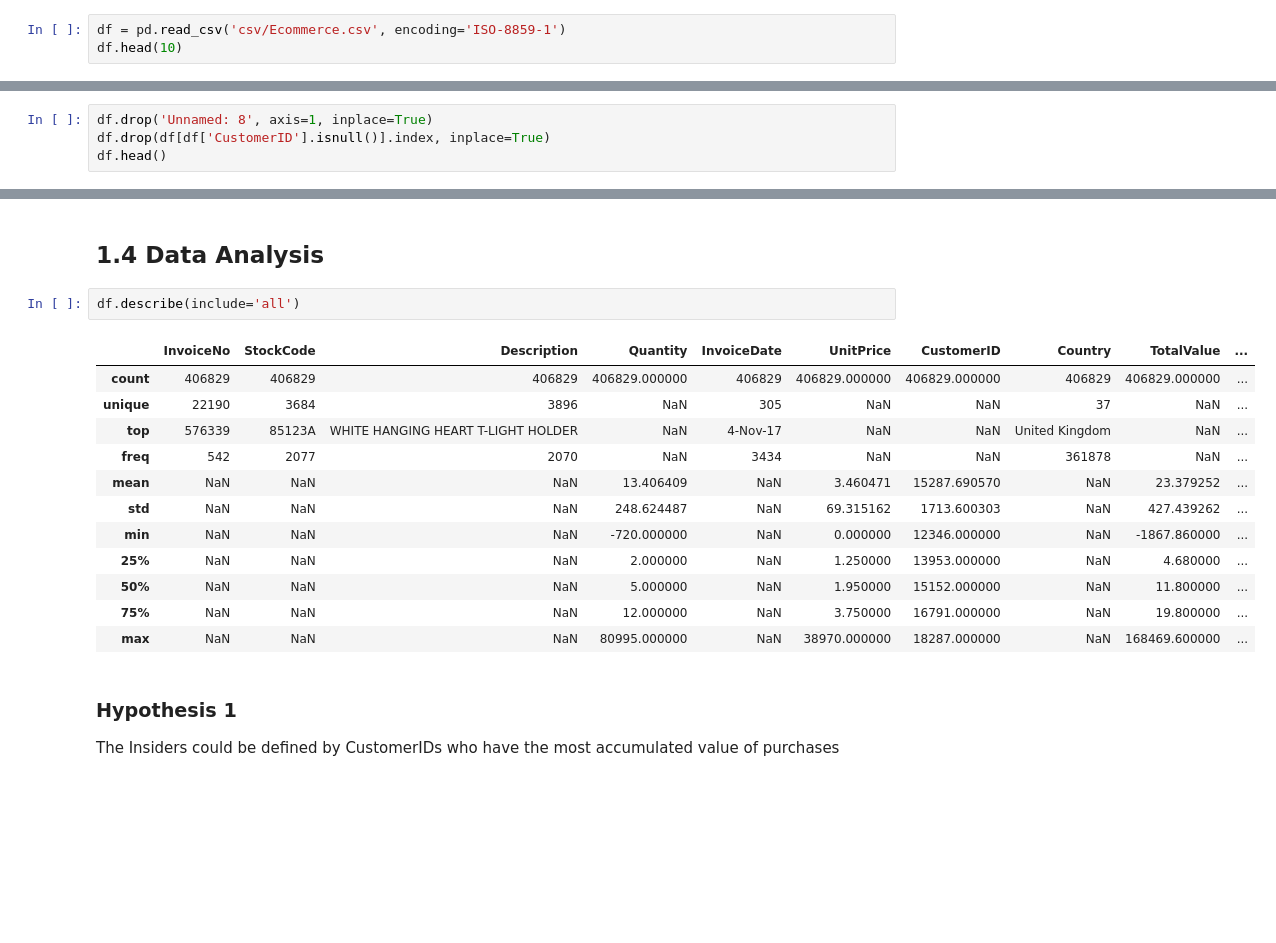
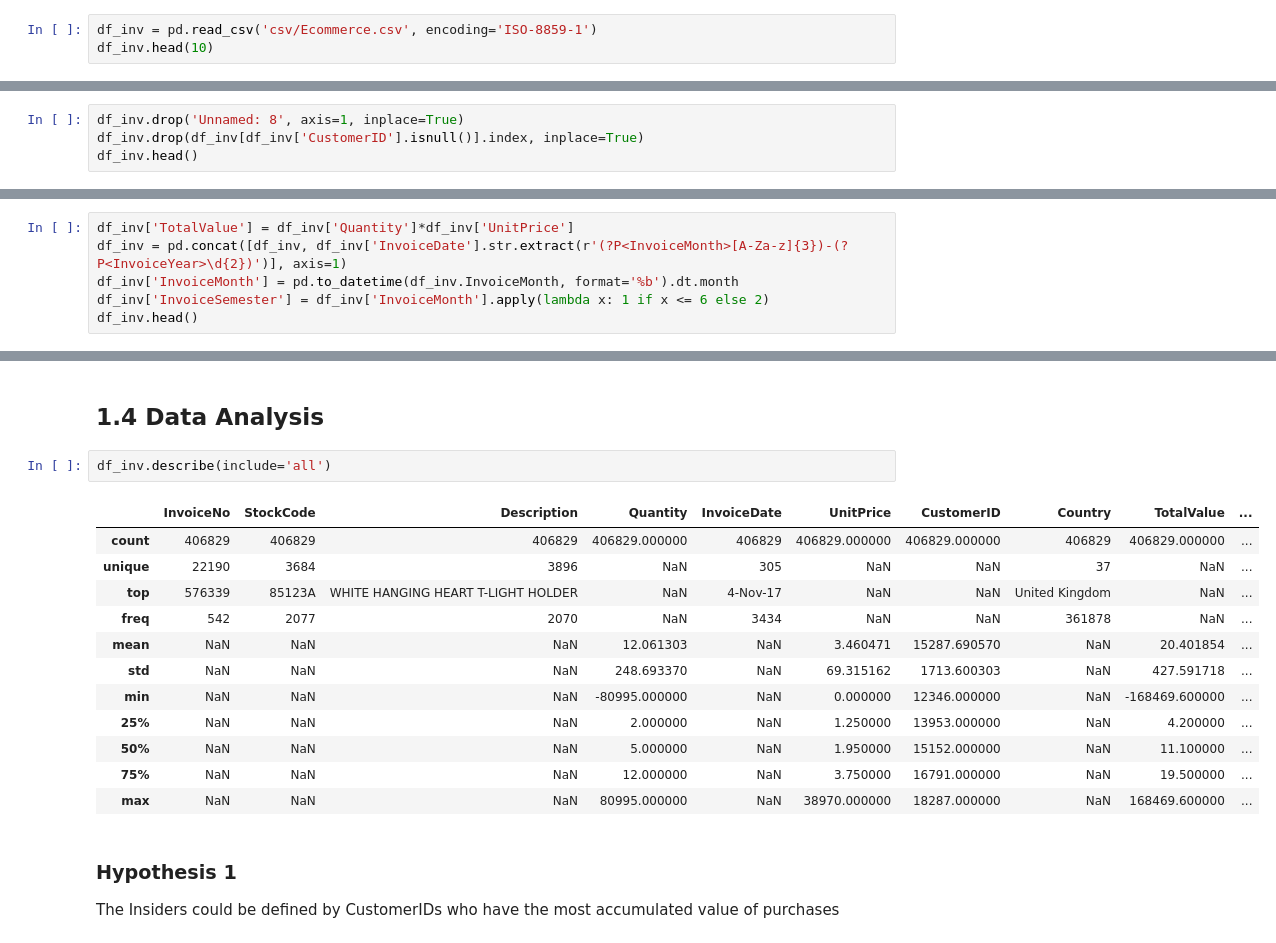
Before and after one commit to henriqueumeda/High-Value-Customers-Identification, a Jupyter notebook: Untitled.ipynb, the cells around one changed output, grey strips where cells are left out. Drawn from its saved outputs; the diff is of its cells as text; blank space fills up the shorter version.

```diff
--- a/Untitled.ipynb
+++ b/Untitled.ipynb
@@ -73,6 +77,6 @@ import numpy as np
 # %%
-df = pd.read_csv('csv/Ecommerce.csv', encoding='ISO-8859-1')
-df.head(10)
+df_inv = pd.read_csv('csv/Ecommerce.csv', encoding='ISO-8859-1')
+df_inv.head(10)
 # %% [output]
 |  | InvoiceNo | StockCode | Description | Quantity | InvoiceDate | UnitPrice | CustomerID | Country | Unnamed: 8 |
 | 0 | 536365 | 85123A | WHITE HANGING HEART T-LIGHT HOLDER | 6 | 29-Nov-16 | 2.55 | 17850.0 | United Kingdom | NaN |
@@ -159,9 +157,9 @@ dtype: int64
 * We can drop the Unnamed: 8 column, since it doesn't have any value
 * We can ignore the missing values from the column Description, because the column StockCode is a reference to the same product and doesn't have any missing values
 # %%
-df.drop('Unnamed: 8', axis=1, inplace=True)
-df.drop(df[df['CustomerID'].isnull()].index, inplace=True)
-df.head()
+df_inv.drop('Unnamed: 8', axis=1, inplace=True)
+df_inv.drop(df_inv[df_inv['CustomerID'].isnull()].index, inplace=True)
+df_inv.head()
 # %% [output]
 |  | InvoiceNo | StockCode | Description | Quantity | InvoiceDate | UnitPrice | CustomerID | Country |
 | 0 | 536365 | 85123A | WHITE HANGING HEART T-LIGHT HOLDER | 6 | 29-Nov-16 | 2.55 | 17850.0 | United Kingdom |
@@ -191,0 +197,6 @@ As we can see, all the missing values from the column Description were removed w
+# %%
+df_inv['TotalValue'] = df_inv['Quantity']*df_inv['UnitPrice']
+df_inv = pd.concat([df_inv, df_inv['InvoiceDate'].str.extract(r'(?P<InvoiceMonth>[A-Za-z]{3})-(?P<InvoiceYear>\d{2})')], axis=1)
+df_inv['InvoiceMonth'] = pd.to_datetime(df_inv.InvoiceMonth, format='%b').dt.month
+df_inv['InvoiceSemester'] = df_inv['InvoiceMonth'].apply(lambda x: 1 if x <= 6 else 2)
+df_inv.head()
@@ -278,19 +345,19 @@ df.head()
 # %% [markdown]
 ## 1.4 Data Analysis <a class='anchor' id='1.4'></a>
 # %%
-df.describe(include='all')
+df_inv.describe(include='all')
 # %% [output]
 |  | InvoiceNo | StockCode | Description | Quantity | InvoiceDate | UnitPrice | CustomerID | Country | TotalValue | ... |
 | count | 406829 | 406829 | 406829 | 406829.000000 | 406829 | 406829.000000 | 406829.000000 | 406829 | 406829.000000 | ... |
 | unique | 22190 | 3684 | 3896 | NaN | 305 | NaN | NaN | 37 | NaN | ... |
 | top | 576339 | 85123A | WHITE HANGING HEART T-LIGHT HOLDER | NaN | 4-Nov-17 | NaN | NaN | United Kingdom | NaN | ... |
 | freq | 542 | 2077 | 2070 | NaN | 3434 | NaN | NaN | 361878 | NaN | ... |
-| mean | NaN | NaN | NaN | 13.406409 | NaN | 3.460471 | 15287.690570 | NaN | 23.379252 | ... |
-| std | NaN | NaN | NaN | 248.624487 | NaN | 69.315162 | 1713.600303 | NaN | 427.439262 | ... |
-| min | NaN | NaN | NaN | -720.000000 | NaN | 0.000000 | 12346.000000 | NaN | -1867.860000 | ... |
-| 25% | NaN | NaN | NaN | 2.000000 | NaN | 1.250000 | 13953.000000 | NaN | 4.680000 | ... |
-| 50% | NaN | NaN | NaN | 5.000000 | NaN | 1.950000 | 15152.000000 | NaN | 11.800000 | ... |
-| 75% | NaN | NaN | NaN | 12.000000 | NaN | 3.750000 | 16791.000000 | NaN | 19.800000 | ... |
+| mean | NaN | NaN | NaN | 12.061303 | NaN | 3.460471 | 15287.690570 | NaN | 20.401854 | ... |
+| std | NaN | NaN | NaN | 248.693370 | NaN | 69.315162 | 1713.600303 | NaN | 427.591718 | ... |
+| min | NaN | NaN | NaN | -80995.000000 | NaN | 0.000000 | 12346.000000 | NaN | -168469.600000 | ... |
+| 25% | NaN | NaN | NaN | 2.000000 | NaN | 1.250000 | 13953.000000 | NaN | 4.200000 | ... |
+| 50% | NaN | NaN | NaN | 5.000000 | NaN | 1.950000 | 15152.000000 | NaN | 11.100000 | ... |
+| 75% | NaN | NaN | NaN | 12.000000 | NaN | 3.750000 | 16791.000000 | NaN | 19.500000 | ... |
 | max | NaN | NaN | NaN | 80995.000000 | NaN | 38970.000000 | 18287.000000 | NaN | 168469.600000 | ... |
 # %% [markdown]
 ### Hypothesis 1
```
Also changed, not shown: parts of 40 cells of this notebook.
